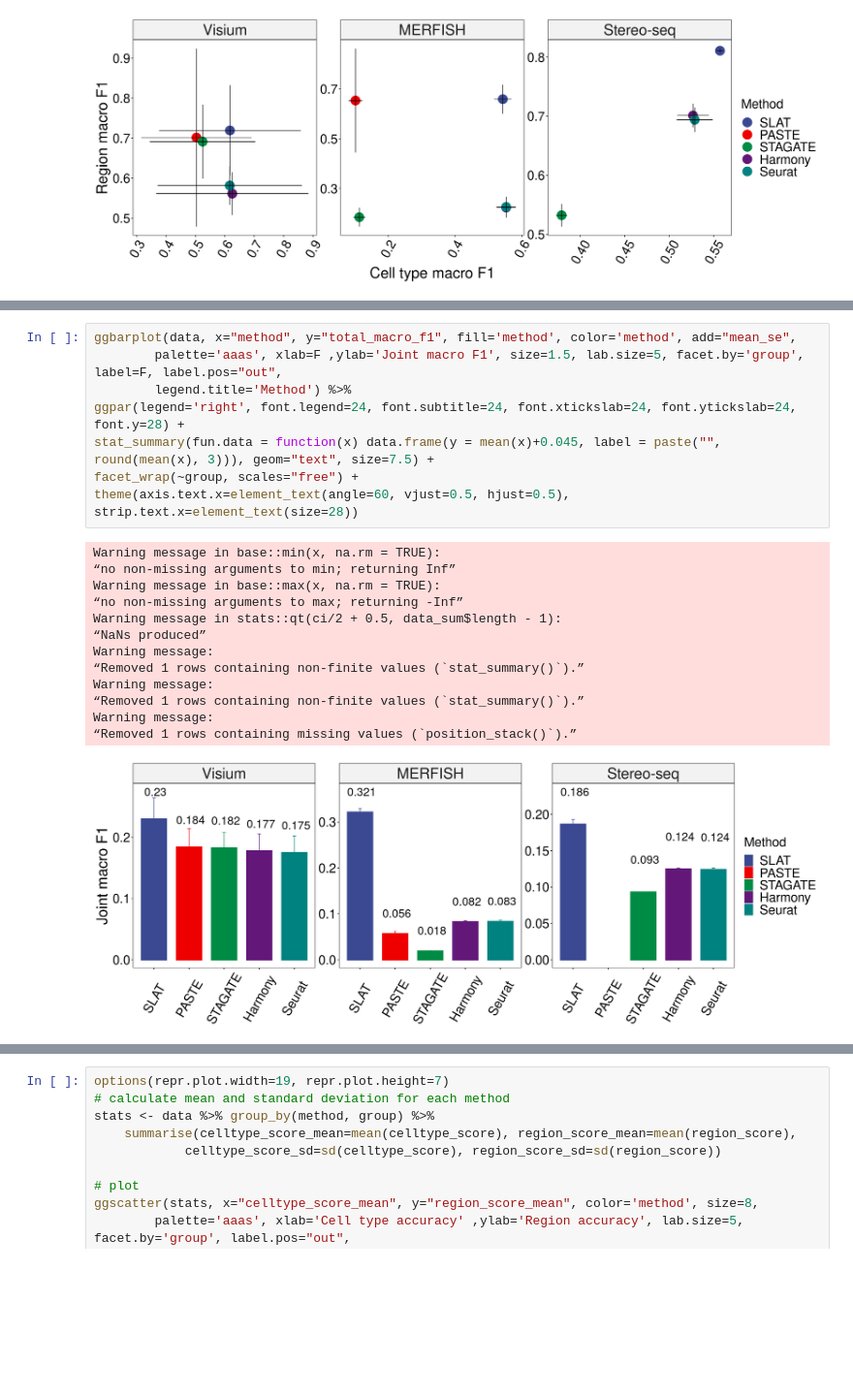
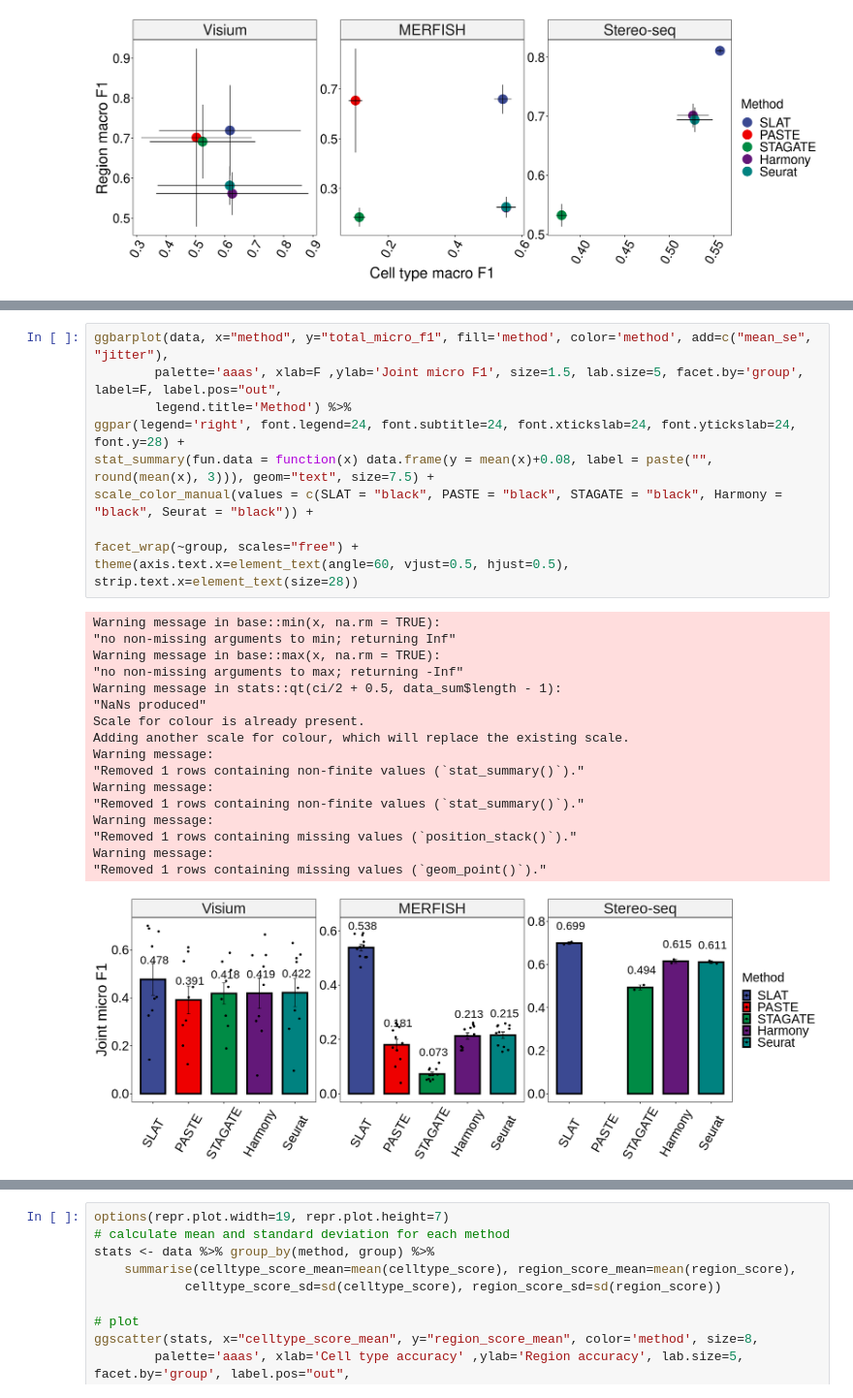
Before and after one commit to gao-lab/SLAT, a Jupyter notebook: benchmark/analysis/aggr_datasets.ipynb, the cells around one changed output, grey strips where cells are left out. Shown at 97% size. Drawn from its saved outputs; the diff is of its cells as text; blank space fills up the shorter version.

```diff
--- a/benchmark/analysis/aggr_datasets.ipynb
+++ b/benchmark/analysis/aggr_datasets.ipynb
@@ -132,22 +159,28 @@ Warning message:
 # %%
-ggbarplot(data, x="method", y="total_macro_f1", fill='method', color='method', add="mean_se",
-        palette='aaas', xlab=F ,ylab='Joint macro F1', size=1.5, lab.size=5, facet.by='group', label=F, label.pos="out",
+ggbarplot(data, x="method", y="total_micro_f1", fill='method', color='method', add=c("mean_se", "jitter"),
+        palette='aaas', xlab=F ,ylab='Joint micro F1', size=1.5, lab.size=5, facet.by='group', label=F, label.pos="out",
         legend.title='Method') %>%
 ggpar(legend='right', font.legend=24, font.subtitle=24, font.xtickslab=24, font.ytickslab=24, font.y=28) +
-stat_summary(fun.data = function(x) data.frame(y = mean(x)+0.045, label = paste("", round(mean(x), 3))), geom="text", size=7.5) +
+stat_summary(fun.data = function(x) data.frame(y = mean(x)+0.08, label = paste("", round(mean(x), 3))), geom="text", size=7.5) +
+scale_color_manual(values = c(SLAT = "black", PASTE = "black", STAGATE = "black", Harmony = "black", Seurat = "black")) +
+
 facet_wrap(~group, scales="free") +
 theme(axis.text.x=element_text(angle=60, vjust=0.5, hjust=0.5), strip.text.x=element_text(size=28))
 # %% [output]
 Warning message in base::min(x, na.rm = TRUE):
-“no non-missing arguments to min; returning Inf”
+"no non-missing arguments to min; returning Inf"
 Warning message in base::max(x, na.rm = TRUE):
-“no non-missing arguments to max; returning -Inf”
+"no non-missing arguments to max; returning -Inf"
 Warning message in stats::qt(ci/2 + 0.5, data_sum$length - 1):
-“NaNs produced”
+"NaNs produced"
+Scale for colour is already present.
+Adding another scale for colour, which will replace the existing scale.
 Warning message:
-“Removed 1 rows containing non-finite values (`stat_summary()`).”
+"Removed 1 rows containing non-finite values (`stat_summary()`)."
 Warning message:
-“Removed 1 rows containing non-finite values (`stat_summary()`).”
+"Removed 1 rows containing non-finite values (`stat_summary()`)."
 Warning message:
-“Removed 1 rows containing missing values (`position_stack()`).”
+"Removed 1 rows containing missing values (`position_stack()`)."
+Warning message:
+"Removed 1 rows containing missing values (`geom_point()`)."
-[figure, old version]
+[figure, new version]
```
Also changed, not shown: parts of 7 cells of this notebook, 14 other files.
